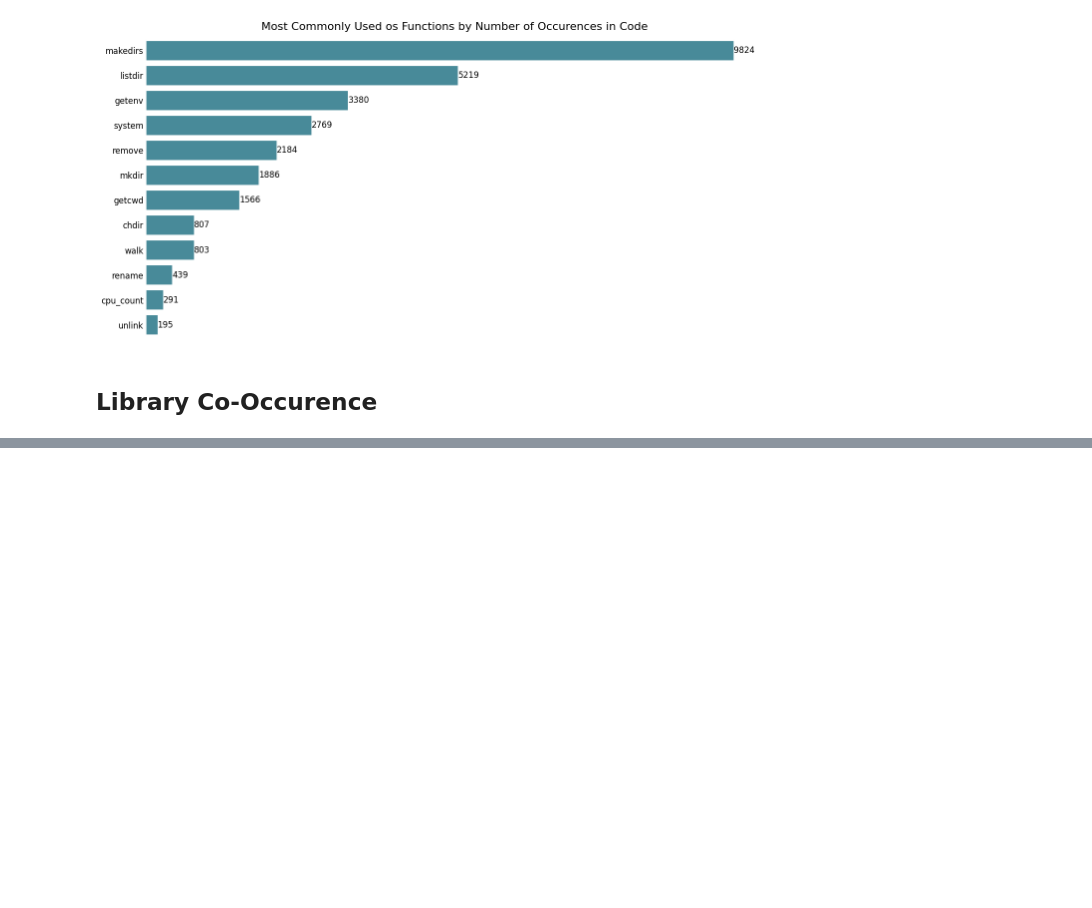
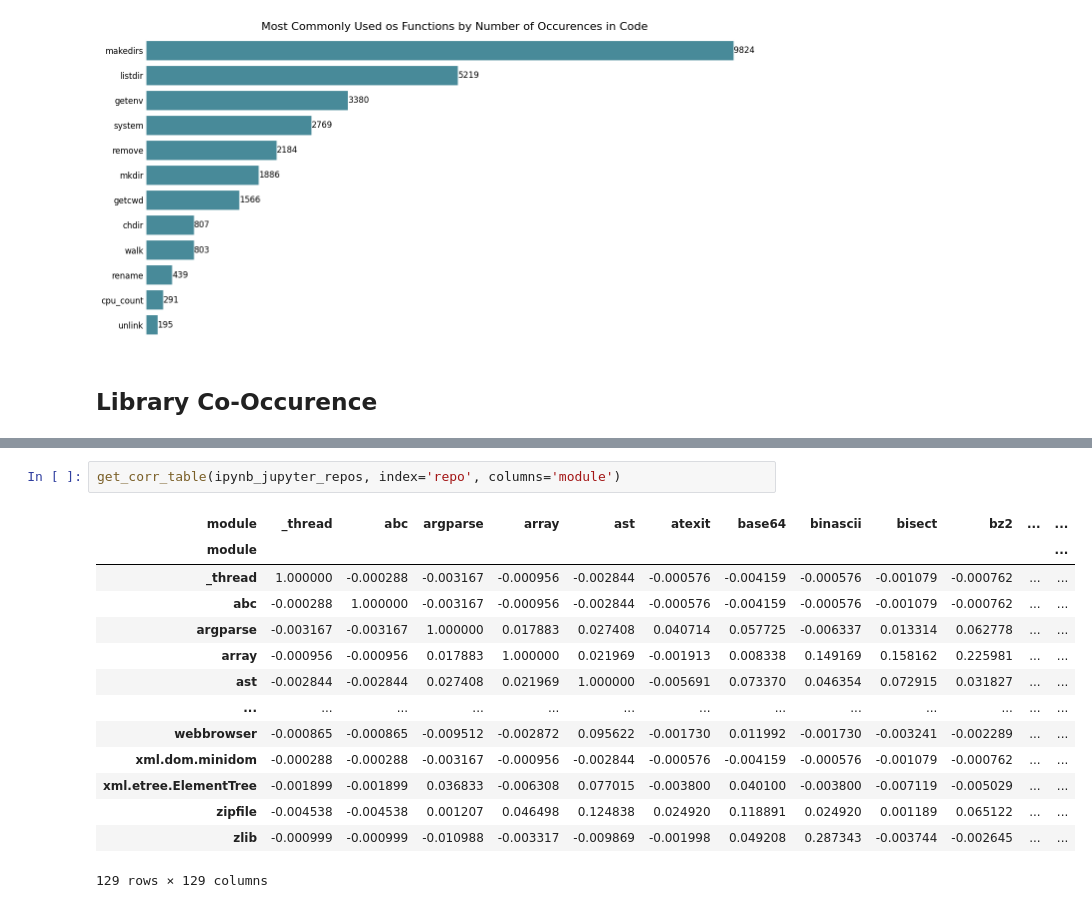
Before and after one commit to tobias-talaj/top-python-repos-analysis, a Jupyter notebook: notebooks/std_lib_analysis.ipynb, the cells around one changed output, grey strips where cells are left out. Saved outputs shown, nothing was run; the diff lists cells and outputs as text; blank space fills up the shorter version.

```diff
--- a/notebooks/std_lib_analysis.ipynb
+++ b/notebooks/std_lib_analysis.ipynb
@@ -125,0 +138,17 @@ show_popularity(os_functions_occurences, 'Most Commonly Used os Functions by Num
+# %%
+get_corr_table(ipynb_jupyter_repos, index='repo', columns='module')
+# %% [output]
+| module | _thread | abc | argparse | array | ast | atexit | base64 | binascii | bisect | bz2 | ... | ... |
+| module |  |  |  |  |  |  |  |  |  |  |  | ... |
+| _thread | 1.000000 | -0.000288 | -0.003167 | -0.000956 | -0.002844 | -0.000576 | -0.004159 | -0.000576 | -0.001079 | -0.000762 | ... | ... |
+| abc | -0.000288 | 1.000000 | -0.003167 | -0.000956 | -0.002844 | -0.000576 | -0.004159 | -0.000576 | -0.001079 | -0.000762 | ... | ... |
+| argparse | -0.003167 | -0.003167 | 1.000000 | 0.017883 | 0.027408 | 0.040714 | 0.057725 | -0.006337 | 0.013314 | 0.062778 | ... | ... |
+| array | -0.000956 | -0.000956 | 0.017883 | 1.000000 | 0.021969 | -0.001913 | 0.008338 | 0.149169 | 0.158162 | 0.225981 | ... | ... |
+| ast | -0.002844 | -0.002844 | 0.027408 | 0.021969 | 1.000000 | -0.005691 | 0.073370 | 0.046354 | 0.072915 | 0.031827 | ... | ... |
+| ... | ... | ... | ... | ... | ... | ... | ... | ... | ... | ... | ... | ... |
+| webbrowser | -0.000865 | -0.000865 | -0.009512 | -0.002872 | 0.095622 | -0.001730 | 0.011992 | -0.001730 | -0.003241 | -0.002289 | ... | ... |
+| xml.dom.minidom | -0.000288 | -0.000288 | -0.003167 | -0.000956 | -0.002844 | -0.000576 | -0.004159 | -0.000576 | -0.001079 | -0.000762 | ... | ... |
+| xml.etree.ElementTree | -0.001899 | -0.001899 | 0.036833 | -0.006308 | 0.077015 | -0.003800 | 0.040100 | -0.003800 | -0.007119 | -0.005029 | ... | ... |
+| zipfile | -0.004538 | -0.004538 | 0.001207 | 0.046498 | 0.124838 | 0.024920 | 0.118891 | 0.024920 | 0.001189 | 0.065122 | ... | ... |
+| zlib | -0.000999 | -0.000999 | -0.010988 | -0.003317 | -0.009869 | -0.001998 | 0.049208 | 0.287343 | -0.003744 | -0.002645 | ... | ... |
+129 rows × 129 columns
```
Also changed, not shown: parts of 3 cells of this notebook, 1 other file.
